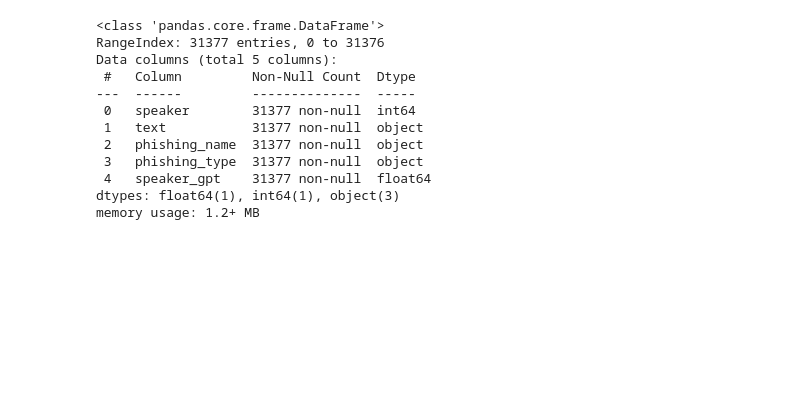
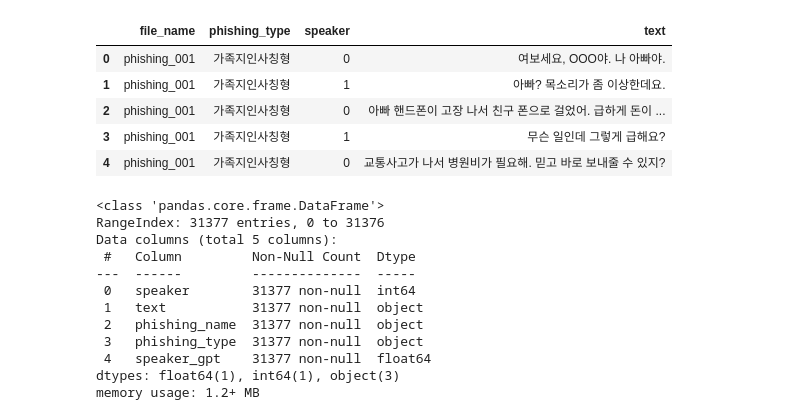
Before and after one commit to kwj903/woogawooga_project, a Jupyter notebook: dataset_create/Yongjae/Youngjae_1_pandas_merge.ipynb, the cells around one changed output. Saved outputs shown, nothing was run; the diff lists cells and outputs as text; code cells hidden in the pictures; blank space fills up the shorter version.

```diff
--- a/dataset_create/Yongjae/Youngjae_1_pandas_merge.ipynb
+++ b/dataset_create/Yongjae/Youngjae_1_pandas_merge.ipynb
@@ -5,0 +9,32 @@ file2 = r'C:\Users\user\Desktop\woogawooga\woogawooga_project\dataset\csv_merged
+# %%
+import pandas as pd
+
+# 분석할 파일 경로
+file_path = r'C:\Users\user\Desktop\woogawooga\woogawooga_project\dataset\phishing_total_대포통장마스킹등 없앤 자료 (1).csv'
+
+try:
+    # 1. 데이터를 데이터프레임으로 불러오기
+    # sep='\t': 탭으로 열이 구분된 파일을 읽기 위함
+    # encoding='cp949': 한글 깨짐 방지
+    df3 = pd.read_csv(file_path, sep="\t", encoding="cp949")
+
+    # 2. 'phishing_type' 컬럼에 있는 고유한 값들을 추출
+    # .dropna()를 사용해 비어있는 값(NaN)은 결과에서 제외
+    if "phishing_type" in df3.columns:
+        unique_phishing_types = df3["phishing_type"].dropna().unique()
+
+        print("▼ 'phishing_type' 컬럼의 모든 종류는 다음과 같습니다.")
+        print("-" * 50)
+
+        # 보기 좋게 하나씩 출력
+        for p_type in unique_phishing_types:
+            print(f"- {p_type}")
+        print("-" * 50)
+
+    else:
+        print("\n!!! 오류: 'phishing_type' 컬럼을 파일에서 찾을 수 없습니다.")
+
+except FileNotFoundError:
+    print(f"!!! 오류: '{file_path}' 파일을 찾을 수 없습니다.")
+except Exception as e:
+    print(f"!!! 파일을 처리하는 중 오류가 발생했습니다: {e}")
@@ -6,6 +53,15 @@ file2 = r'C:\Users\user\Desktop\woogawooga\woogawooga_project\dataset\csv_merged
 # %%
 df1 = pd.read_csv(file1)
 df2 = pd.read_csv(file2)
+# %%
+df3.head()
+# %% [output]
+|  | file_name | phishing_type | speaker | text |
+| 0 | phishing_001 | 가족지인사칭형 | 0 | 여보세요, OOO야. 나 아빠야. |
+| 1 | phishing_001 | 가족지인사칭형 | 1 | 아빠? 목소리가 좀 이상한데요. |
+| 2 | phishing_001 | 가족지인사칭형 | 0 | 아빠 핸드폰이 고장 나서 친구 폰으로 걸었어. 급하게 돈이 ... |
+| 3 | phishing_001 | 가족지인사칭형 | 1 | 무슨 일인데 그렇게 급해요? |
+| 4 | phishing_001 | 가족지인사칭형 | 0 | 교통사고가 나서 병원비가 필요해. 믿고 바로 보내줄 수 있지? |
 # %%
 df1.info()
 # %% [output]
```
Also changed, not shown: parts of 9 cells of this notebook, 16 other files.
